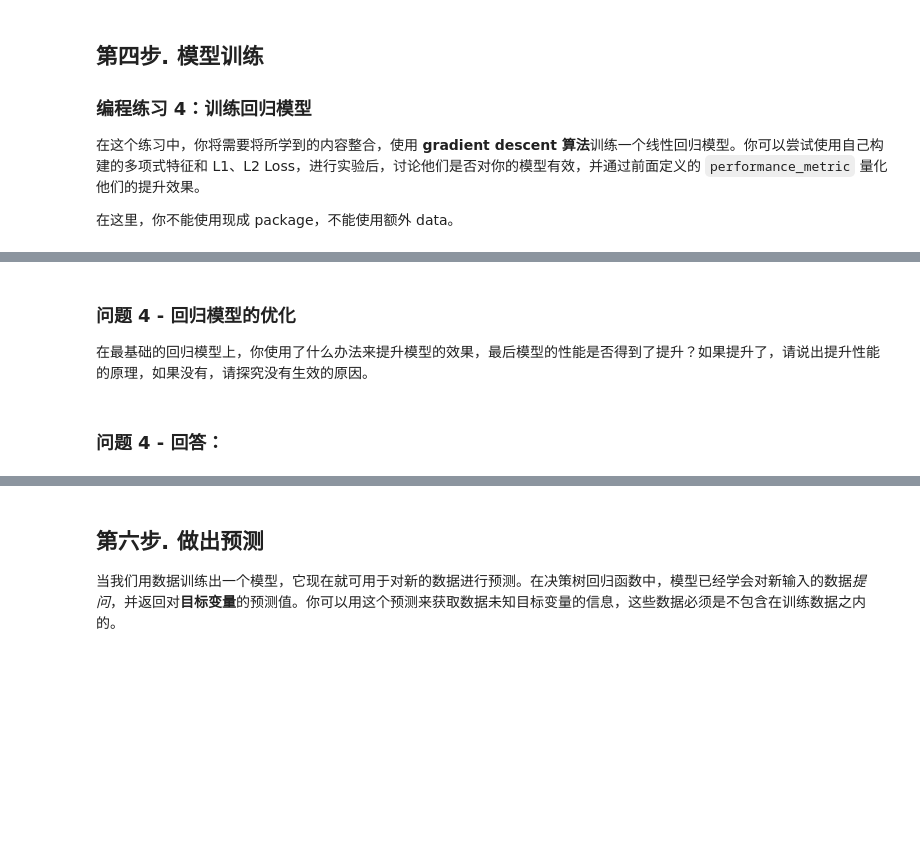
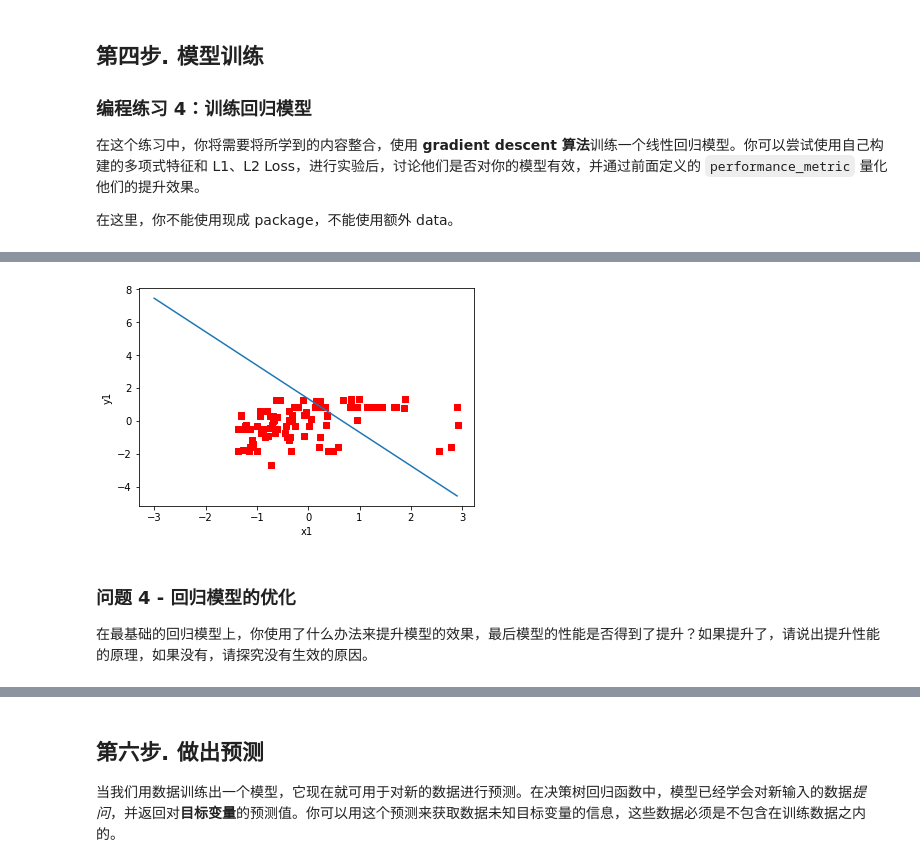
Before and after one commit to ZhaoLizz/DSVC, a Jupyter notebook: assignment2/homework/boston_housing.ipynb, the cells around one changed output, grey strips where cells are left out. Saved outputs shown, nothing was run; the diff lists cells and outputs as text; code cells hidden in the pictures; blank space fills up the shorter version.

```diff
--- a/assignment2/homework/boston_housing.ipynb
+++ b/assignment2/homework/boston_housing.ipynb
@@ -233,4 +233,10 @@ Model has a coefficient of determination, R^2, of 0.923.
 在这个练习中，你将需要将所学到的内容整合，使用 **gradient descent 算法**训练一个线性回归模型。你可以尝试使用自己构建的多项式特征和 L1、L2 Loss，进行实验后，讨论他们是否对你的模型有效，并通过前面定义的 `performance_metric` 量化他们的提升效果。
 
 在这里，你不能使用现成 package，不能使用额外 data。
+# %%
+X_train, X_test, y_train, y_test
+n_iter = 50000
+alpha  = 0.01
+# 第一次运行的时候用这个初始值,以后调参的时候用后面的
+weights=np.ones(X_train.shape[1] + 1)
 # %%
@@ -302,0 +334,9 @@ loss: 117212185206.18556
+# %%
+X_train = minmax_normal(X_train)
+X_test = minmax_normal(X_test)
+X_train = standard_scale(X_train)
+X_test = standard_scale(X_test)
+weights = train(X_train,y_train,weights,n_iter=n_iter,alpha=alpha)
+test_r2_score(X_test,y_test,weights)
+plot_best_fit(weights,X_test,y_test)
+# %% [output]
@@ -303,5 +345,4 @@ loss: 117212185206.18556
+[figure, added]
 # %% [markdown]
 ### 问题 4 - 回归模型的优化
 在最基础的回归模型上，你使用了什么办法来提升模型的效果，最后模型的性能是否得到了提升？如果提升了，请说出提升性能的原理，如果没有，请探究没有生效的原因。
-# %% [markdown]
-### 问题 4 - 回答：
```
Also changed, not shown: parts of 5 cells of this notebook.
